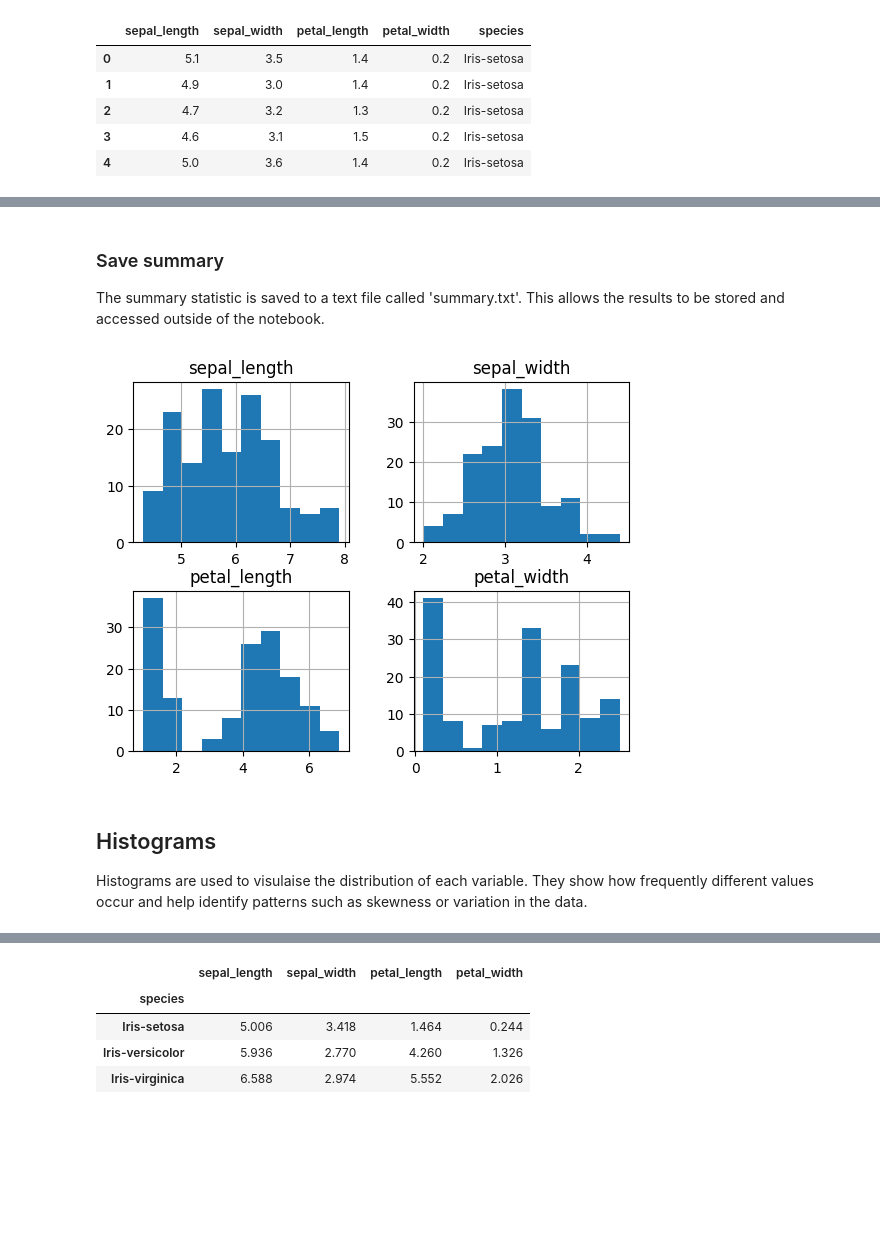
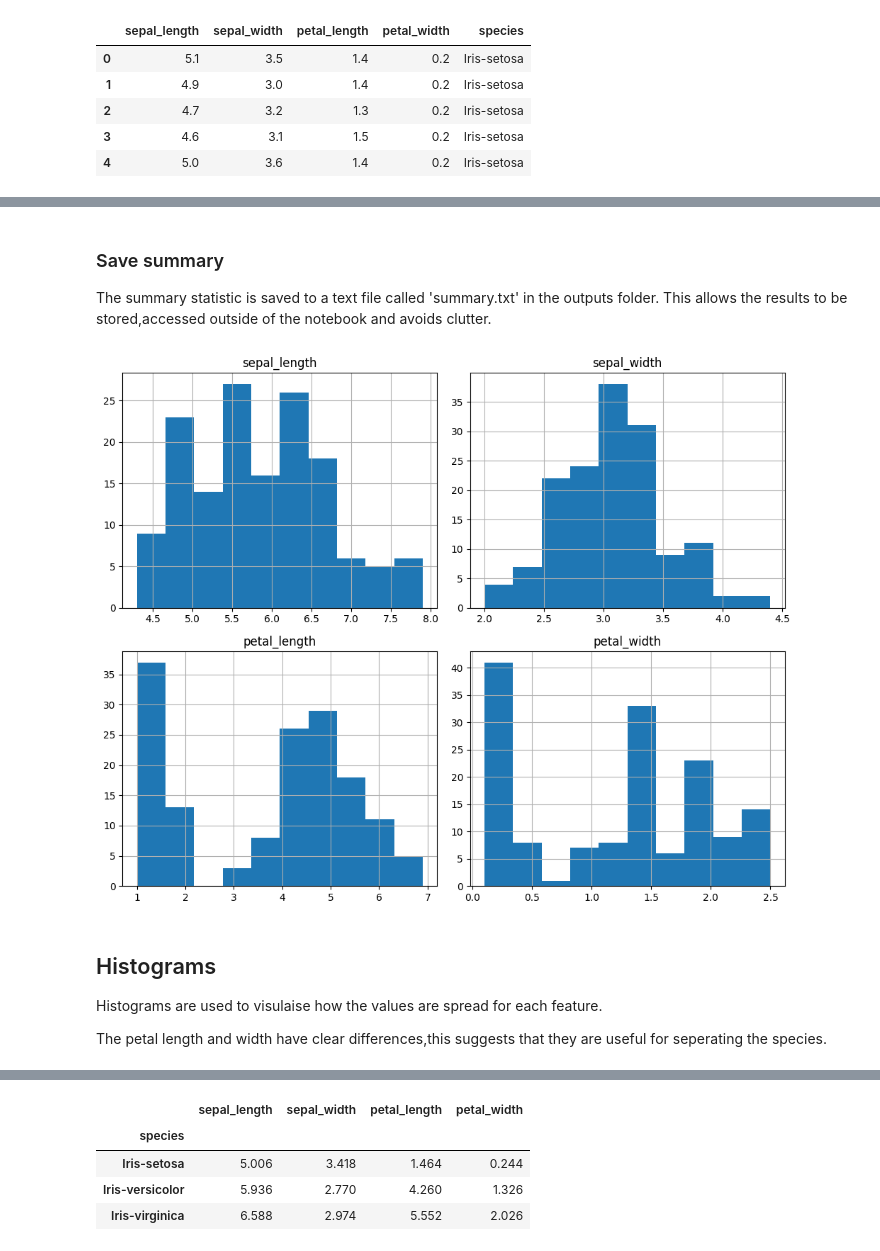
Before and after one commit to aiswarialajan124-png/programming_scripting-pands-project, a Jupyter notebook: analysis.ipynb, the cells around one changed output, grey strips where cells are left out. Cells and saved outputs as stored; diff of their text form; code cells hidden in the pictures; blank space fills up the shorter version.

Commit message:
Improved the wording of notebook and improved structure of notebook and repository

```diff
--- a/analysis.ipynb
+++ b/analysis.ipynb
@@ -65,15 +67,18 @@ with open("summary.txt", "w") as f:
 # %% [markdown]
 ### Save summary
-The summary statistic is saved to a text file called 'summary.txt'. This allows the results to be stored and accessed outside of the notebook.
+The summary statistic is saved to a text file called 'summary.txt' in the outputs folder. This allows the results to be stored,accessed outside of the notebook and avoids clutter.
 # %%
 # Histograms
-df.hist()
-plt.savefig("histograms.png")
+df.hist(figsize=(10,8))
+plt.tight_layout()
+plt.savefig("outputs/histograms.png")
 plt.show()
 # %% [output]
-[figure, old version]
+[figure, new version]
 # %% [markdown]
 ## Histograms
-Histograms are used to visulaise the distribution of each variable. They show how frequently different values occur and help identify patterns such as skewness or variation in the data.
+Histograms are used to visulaise how the values are spread for each feature.
+
+The petal length and width have clear differences,this suggests that they are useful for seperating the species.
 # %%
 # Scatter plots
```
Also changed, not shown: parts of 16 cells of this notebook, 5 other files.
